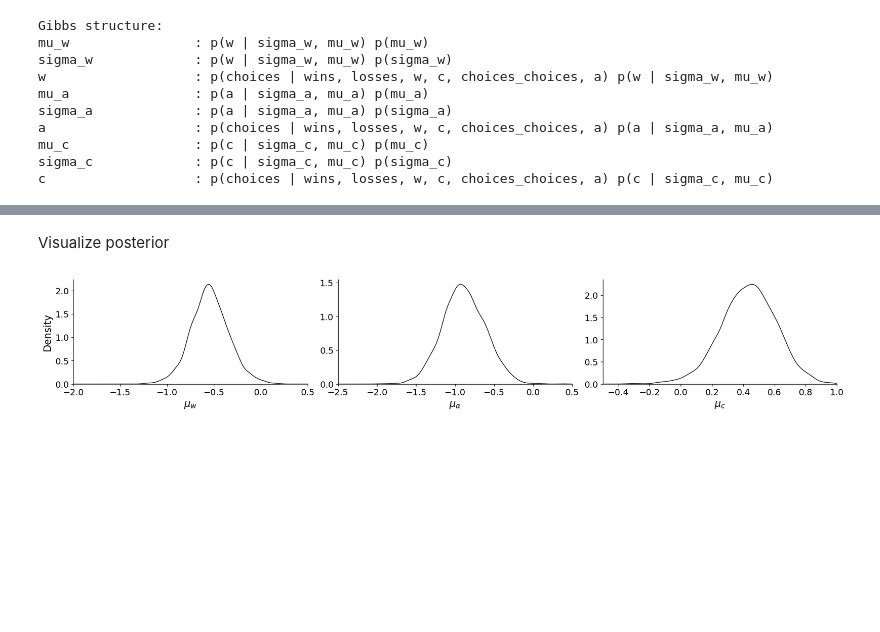
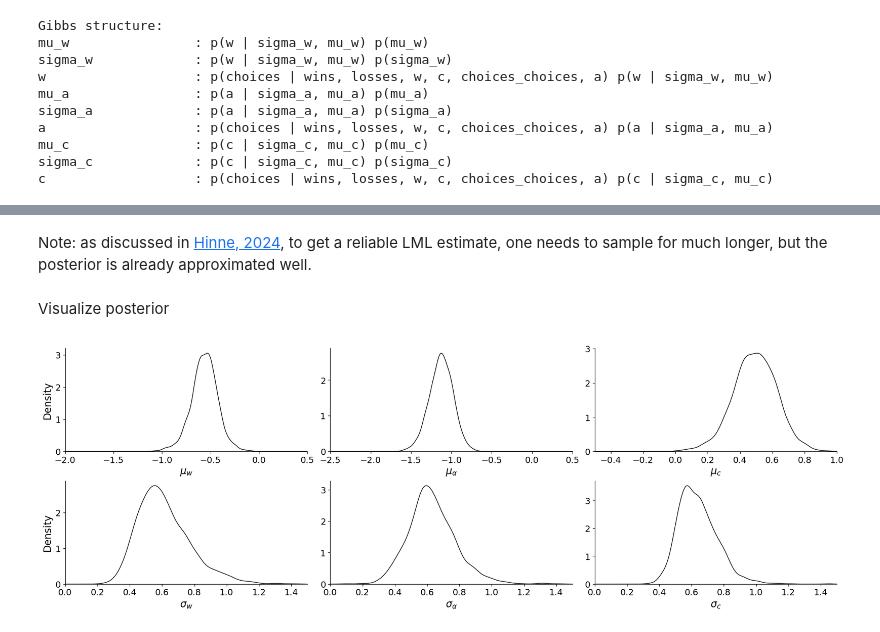
Before and after one commit to UncertaintyInComplexSystems/bamojax, a Jupyter notebook: bamojax/examples/cognitive_models/expectance_valence.ipynb, the cells around one changed output, grey strips where cells are left out. Cells and saved outputs as stored; diff of their text form; code cells hidden in the pictures; blank space fills up the shorter version.

```diff
--- a/bamojax/examples/cognitive_models/expectance_valence.ipynb
+++ b/bamojax/examples/cognitive_models/expectance_valence.ipynb
@@ -298,9 +298,10 @@ c                   : p(choices | wins, losses, w, c, choices_choices, a) p(c |
 key = jrnd.PRNGKey(1234)
 
 num_chains = 1
-num_mcmc_steps = 100
-num_particles = 1000
+num_mcmc_steps = 200
+num_particles = 2000
 
+# adaptively determining stepsizes is an important upcoming feature!
 step_fns = dict(mu_w=normal_random_walk,
                 mu_a=normal_random_walk,
                 mu_c=normal_random_walk,
@@ -313,9 +314,9 @@ step_fns = dict(mu_w=normal_random_walk,
 step_fn_params = dict(mu_w=dict(sigma=0.5),
                       mu_a=dict(sigma=0.5),
                       mu_c=dict(sigma=0.5),
-                      w=dict(sigma=0.02),
-                      a=dict(sigma=0.02),
-                      c=dict(sigma=0.02),
+                      w=dict(sigma=0.005),
+                      a=dict(sigma=0.005),
+                      c=dict(sigma=0.005),
                       sigma_w=dict(sigma=0.2),
                       sigma_a=dict(sigma=0.2),
                       sigma_c=dict(sigma=0.2))
@@ -328,7 +329,7 @@ result = engine.run(key)
 final_state = result['final_state']
 lml = result['lml']
 final_info = result['final_info']
-num_adapt = result['num_adapt']
+num_adapt = result['n_iter']
 
 print('Log marginal likelihood:', lml)
 for var in step_fns.keys():
@@ -336,3 +350,5 @@ for var in step_fns.keys():
+# %% [markdown]
+Note: as discussed in [Hinne, 2024](https://osf.io/preprints/psyarxiv/swjtu_v2), to get a reliable LML estimate, one needs to sample for much longer, but the posterior is already approximated well.
 # %% [markdown]
 Visualize posterior
 # %%
@@ -345,32 +361,31 @@ res = 300
 
 for ax, v, limit, name in zip(axes[0, :], ['w', 'a', 'c'], limits, names):
     samples = final_state.particles[f'mu_{v}'].flatten()
     pdf = gaussian_kde(samples)
     input_range = jnp.linspace(*limit, num=res)
     ax.plot(input_range, pdf(input_range), lw=1, color='k')
     ax.set_xlim(limit)
     ax.set_ylim(bottom=0)
     ax.set_xlabel(name)
     for spine in ['top', 'right']:
         ax.spines[spine].set_visible(False)
-axes[0].set_ylabel('Density');
 
 limits = [[0.0, 1.5], [0.0, 1.5], [0.0, 1.5]]
 names = [r'$\sigma_w$', r'$\sigma_\alpha$', r'$\sigma_c$']
 
 for ax, v, limit, name in zip(axes[1, :], ['w', 'a', 'c'], limits, names):
     samples = final_state.particles[f'sigma_{v}'].flatten()
     pdf = gaussian_kde(samples)
     input_range = jnp.linspace(*limit, num=res)
     ax.plot(input_range, pdf(input_range), lw=1, color='k')
     ax.set_xlim(limit)
     ax.set_ylim(bottom=0)
     ax.set_xlabel(name)
 
 for ax in axes.flatten():
     for spine in ['top', 'right']:
         ax.spines[spine].set_visible(False)
 for ax in axes[:, 0]:
     ax.set_ylabel('Density');
 # %% [output]
-[figure, old version]
+[figure, new version]
```
Also changed, not shown: parts of 1 cell of this notebook, 1 other file.
